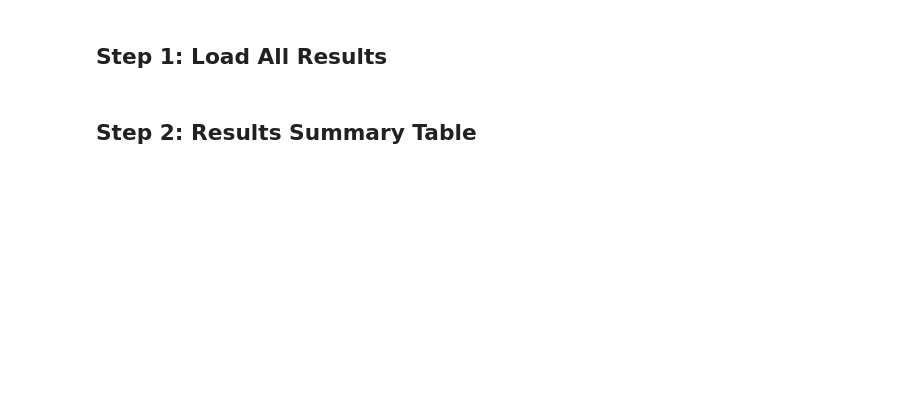
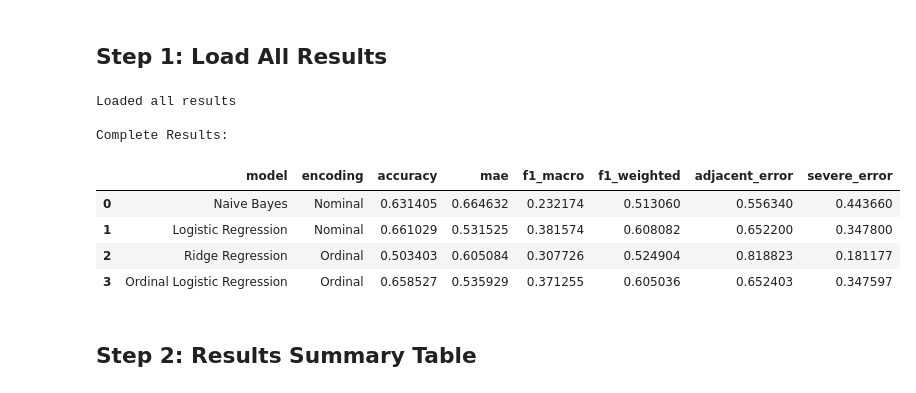
Before and after one commit to Atharv-Girish-Chaudhary/ordinal-sentiment-classification, a Jupyter notebook: notebooks/5_Results_Analysis.ipynb, the cells around one changed output. Cells and saved outputs as stored; diff of their text form; code cells hidden in the pictures; blank space fills up the shorter version.

```diff
--- a/notebooks/5_Results_Analysis.ipynb
+++ b/notebooks/5_Results_Analysis.ipynb
@@ -27,15 +29,24 @@ print("Libraries imported")
 ## Step 1: Load All Results
 # %%
 # Load results from Notebooks 3 and 4
-nominal_results = pd.read_csv('nominal_results.csv')
-ordinal_results = pd.read_csv('ordinal_results.csv')
+nominal_results = pd.read_csv('../results/tables/nominal_results.csv')
+ordinal_results = pd.read_csv('../results/tables/ordinal_results.csv')
 
 # Combine
 all_results = pd.concat([nominal_results, ordinal_results], ignore_index=True)
 
 print("Loaded all results")
 print("\nComplete Results:")
 all_results
+# %% [output]
+Loaded all results
+
+Complete Results:
+|  | model | encoding | accuracy | mae | f1_macro | f1_weighted | adjacent_error | severe_error |
+| 0 | Naive Bayes | Nominal | 0.631405 | 0.664632 | 0.232174 | 0.513060 | 0.556340 | 0.443660 |
+| 1 | Logistic Regression | Nominal | 0.661029 | 0.531525 | 0.381574 | 0.608082 | 0.652200 | 0.347800 |
+| 2 | Ridge Regression | Ordinal | 0.503403 | 0.605084 | 0.307726 | 0.524904 | 0.818823 | 0.181177 |
+| 3 | Ordinal Logistic Regression | Ordinal | 0.658527 | 0.535929 | 0.371255 | 0.605036 | 0.652403 | 0.347597 |
 # %% [markdown]
 ## Step 2: Results Summary Table
 # %%
```
Also changed, not shown: parts of 7 cells of this notebook, 28 other files.
